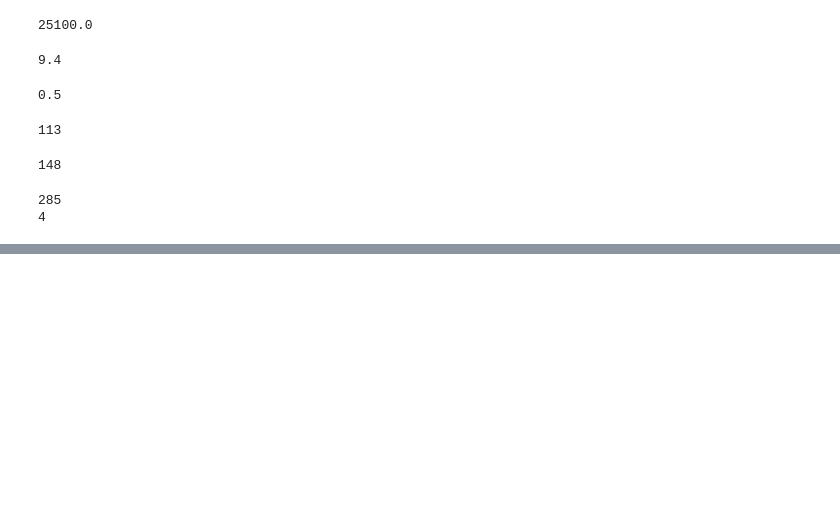
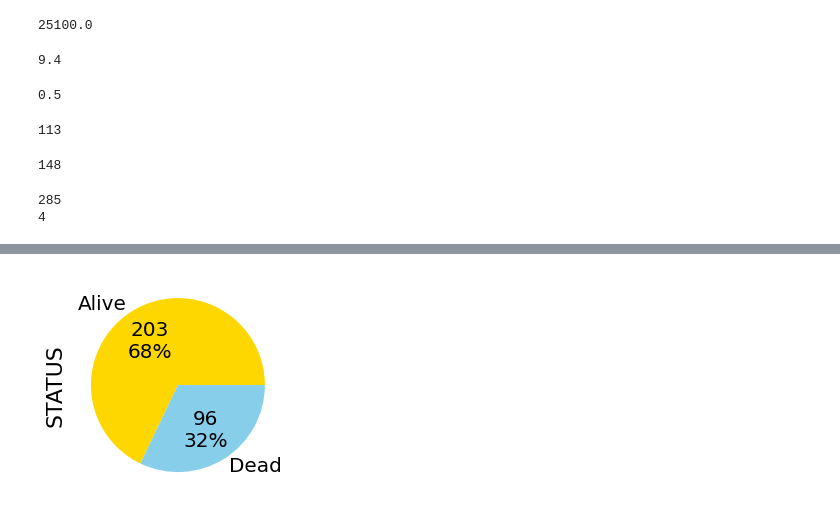
Before and after one commit to shantanu779/data_science, a Jupyter notebook: assignment2.ipynb, the cells around one changed output, grey strips where cells are left out. Drawn from its saved outputs; the diff is of its cells as text; code cells hidden in the pictures; blank space fills up the shorter version.

```diff
--- a/assignment2.ipynb
+++ b/assignment2.ipynb
@@ -161,0 +268,9 @@ print(Rd['time'].min())
+# %%
+def label_function_deadAlive(val):
+    return f'{val / 100 * len(Rd):.0f}\n{val:.0f}%'
+Rd.groupby('Status').size().plot(kind='pie', autopct=label_function_deadAlive, textprops={'fontsize': 20},
+                                 colors=['gold', 'skyblue'])
+plt.ylabel('STATUS', size=22)
+plt.show()
+# %% [output]
+[figure, added]
```
Also changed, not shown: parts of 11 cells of this notebook.
